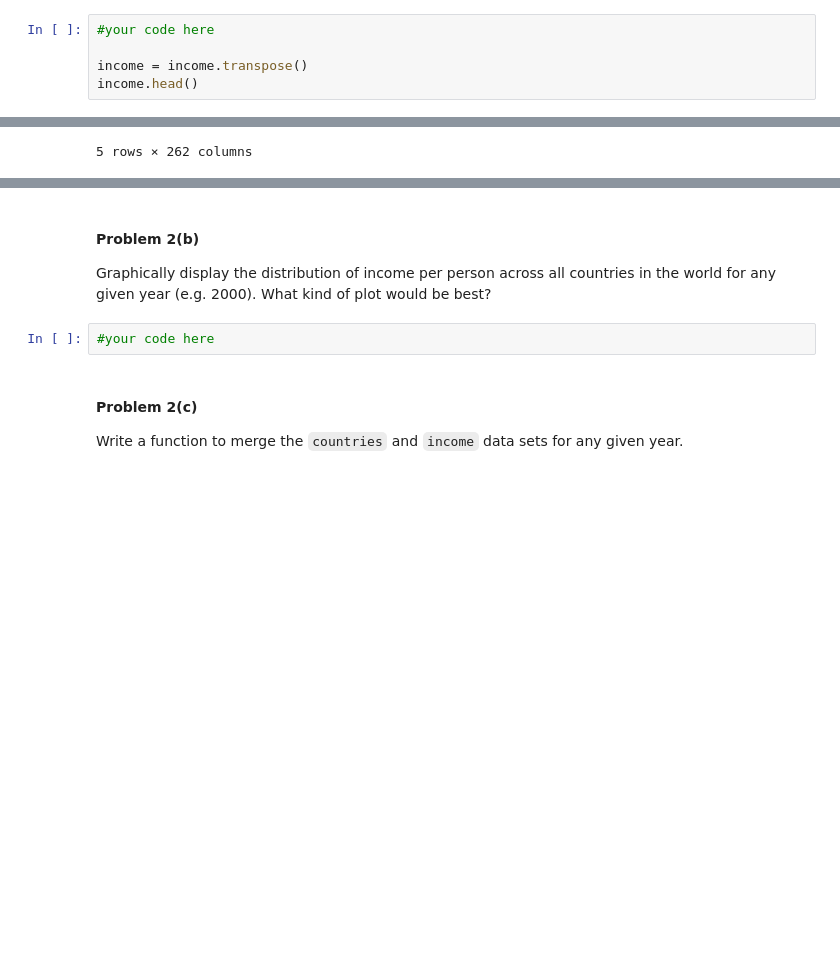
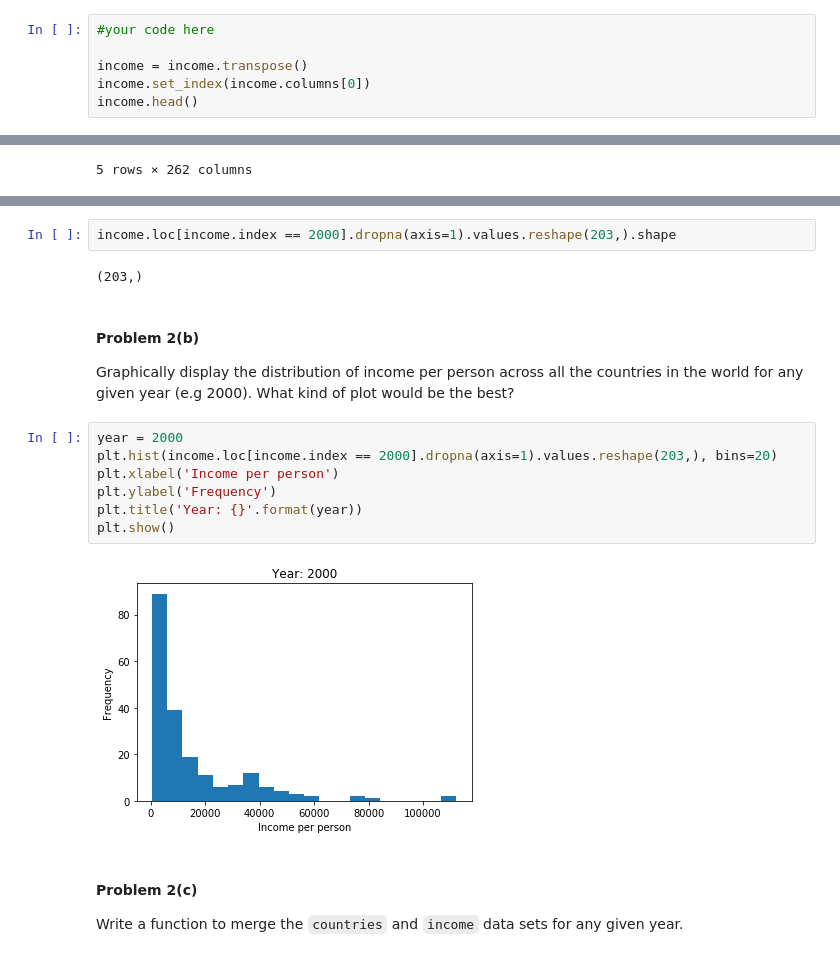
Before and after one commit to suicideBomber1/CS-109, a Jupyter notebook: HW1/HW1.ipynb, the cells around one changed output, grey strips where cells are left out. Saved outputs shown, nothing was run; the diff lists cells and outputs as text; blank space fills up the shorter version.

```diff
--- a/HW1/HW1.ipynb
+++ b/HW1/HW1.ipynb
@@ -301,6 +301,7 @@ Transform the data set to have years as the rows and countries as the columns. S
 #your code here
 
 income = income.transpose()
+income.set_index(income.columns[0])
 income.head()
 # %% [output]
 | GDP per capita | Abkhazia | Afghanistan | Akrotiri and Dhekelia | Albania | Algeria | American Samoa | Andorra | ... |
@@ -313,9 +322,20 @@ income.head()
+# %%
+income.loc[income.index == 2000].dropna(axis=1).values.reshape(203,).shape
+# %% [output]
+(203,)
 # %% [markdown]
 #### Problem 2(b)
 
-Graphically display the distribution of income per person across all countries in the world for any given year (e.g. 2000).  What kind of plot would be best?
+Graphically display the distribution of income per person across all the countries in the world for any given year (e.g 2000). What kind of plot would be the best?
-# %%
-#your code here
+# %%
+year = 2000
+plt.hist(income.loc[income.index == 2000].dropna(axis=1).values.reshape(203,), bins=20)
+plt.xlabel('Income per person')
+plt.ylabel('Frequency')
+plt.title('Year: {}'.format(year))
+plt.show()
+# %% [output]
+[figure, added]
 # %% [markdown]
 #### Problem 2(c)
 
```
Also changed, not shown: parts of 13 cells of this notebook.
